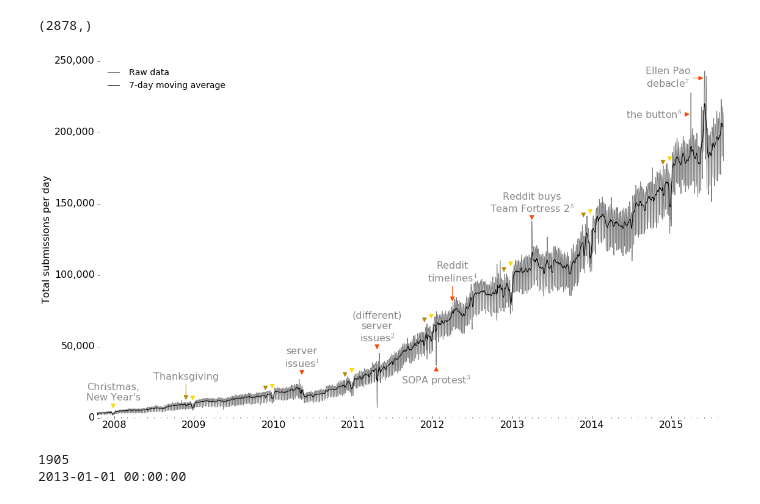
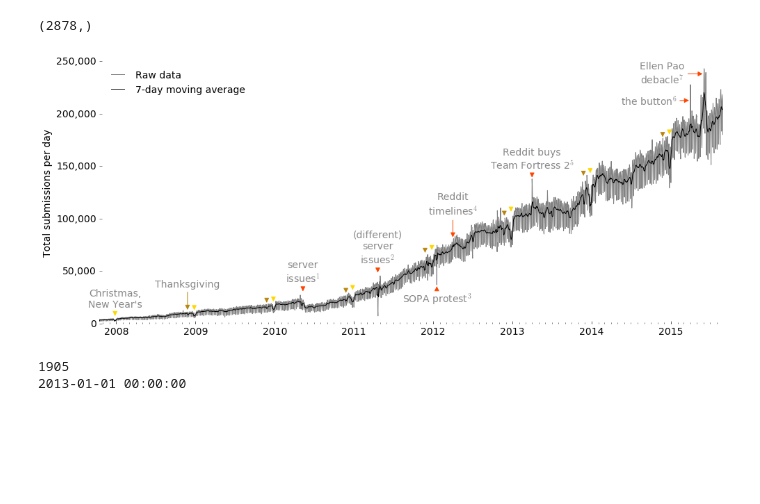
Before and after one commit to JeroenDelcour/redditStats, a Jupyter notebook: subreddits activity/subreddit video.ipynb, the cells around one changed output. Cells and saved outputs as stored; diff of their text form; code cells hidden in the pictures; blank space fills up the shorter version.

Commit message:
fine-tuning plot layout

```diff
--- a/subreddits activity/subreddit video.ipynb
+++ b/subreddits activity/subreddit video.ipynb
@@ -25,7 +25,7 @@ def hide_spines():
             ax.xaxis.set_ticks_position('bottom')
             ax.yaxis.set_ticks_position('left')
 
-matplotlib.rcParams.update({'font.size': 16})
+matplotlib.rcParams.update({'font.size': 14})
 # %%
 sqlitefile = '/media/jeroen/886E244A6E24337C/Users/jeroe/Documents/reddit statistics/reddit.sqlite'
 # %% [markdown]
@@ -385,7 +385,7 @@ def moving_avg(x,N=7):
     return np.convolve(x, np.ones((N,))/N, mode='same')
 # %%
 data_avg = moving_avg(data_sum, 7)
-fig, ax = plt.subplots(figsize=(16,9))
+fig, ax = plt.subplots(figsize=(14,6))
 ax.plot(dates, data_sum, color='gray', label='Raw data')
 ax.plot(dates[:-4], data_avg[:-4], color='black', label='7-day moving average')
 ax.set_ylabel('Total submissions per day')
@@ -415,35 +415,36 @@ for i in range(1,7):
     ax.annotate('.', (mdates.date2num(dates[407+365*i]), data_avg[407+365*i]+margins[i]), xytext=(0, 15),
                 textcoords='offset points', arrowprops=dict(arrowstyle='-|>', color='darkgoldenrod'),
                 horizontalalignment='center', color='white')
 ax.annotate('server\nissues$^1$', (mdates.date2num(dates[939]), data_avg[939]+1e4), xytext=(0,15),
            textcoords='offset points', arrowprops=dict(arrowstyle='-|>', color='#FF4500'),
            horizontalalignment='center', color='#888888')
 ax.annotate('(different)\nserver\nissues$^2$', (mdates.date2num(dates[1284]), data_avg[1284]+2e4), xytext=(0,15),
            textcoords='offset points', arrowprops=dict(arrowstyle='-|>', color='#FF4500'),
            horizontalalignment='center', color='#888888')
-ax.annotate('SOPA protest$^3$', (mdates.date2num(dates[1556]), data_sum[1556]), xytext=(0,-30),
+ax.annotate('SOPA protest$^3$', (mdates.date2num(dates[1556]), data_sum[1556]), xytext=(0,-25),
            textcoords='offset points', arrowprops=dict(arrowstyle='-|>', color='#FF4500'),
            horizontalalignment='center', color='#888888')
 ax.annotate('Reddit\ntimelines$^4$', (mdates.date2num(dates[1630]), data_sum[1630]+0.5e4), xytext=(0,35),
            textcoords='offset points', arrowprops=dict(arrowstyle='-|>', color='#FF4500'),
            horizontalalignment='center', color='#888888')
 ax.annotate('Reddit buys\nTeam Fortress 2$^5$', (mdates.date2num(dates[1995]), data_sum[1995]), xytext=(0,15),
            textcoords='offset points', arrowprops=dict(arrowstyle='-|>', color='#FF4500'),
            horizontalalignment='center', color='#888888')
 ax.annotate('the button$^6$', (mdates.date2num(dates[2725]), data_sum[2725]-1.5e4), xytext=(-60,-7),
            textcoords='offset points', arrowprops=dict(arrowstyle='-|>', color='#FF4500'),
            horizontalalignment='center', color='#888888')
 ax.annotate('Ellen Pao\ndebacle$^7$', (mdates.date2num(dates[2788]), data_sum[2788]-0.5e4), xytext=(-60,-14),
            textcoords='offset points', arrowprops=dict(arrowstyle='-|>', color='#FF4500'),
            horizontalalignment='center', color='#888888')
 
 
 hide_spines()
 plt.tight_layout()
 plt.savefig('daily submissions timeline.svg')
+plt.savefig('daily submissions timeline.png')
 plt.show()
 # %% [output]
-[figure, old version]
+[figure, new version]
 # %%
 import time
 import datetime
```
Also changed, not shown: parts of 5 cells of this notebook.
